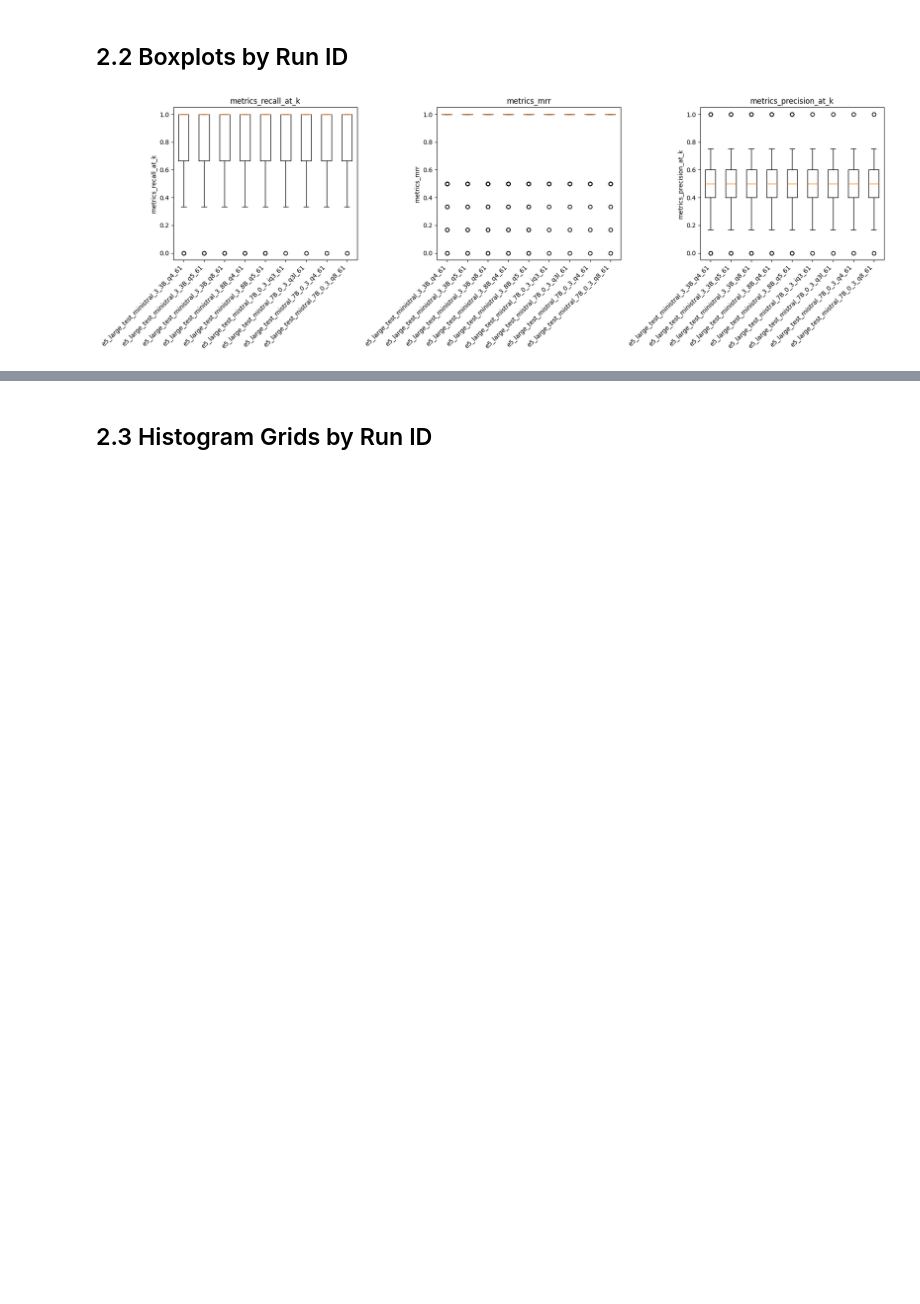
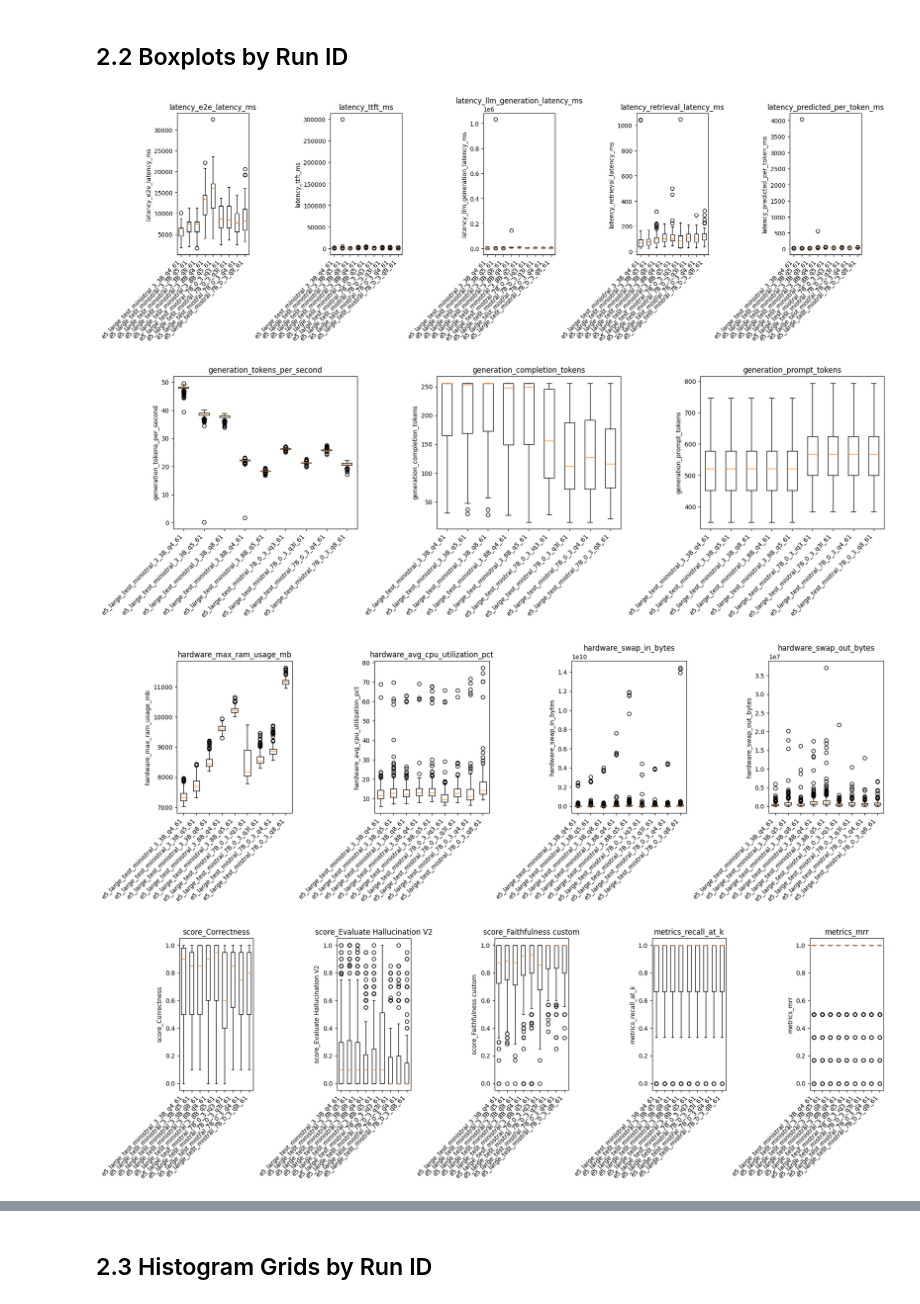
Before and after one commit to n-ploch/on-device-rag-performance, a Jupyter notebook: notebooks/01_explore_metrics.ipynb, the cells around one changed output, grey strips where cells are left out. Cells and saved outputs as stored; diff of their text form; code cells hidden in the pictures; blank space fills up the shorter version.

```diff
--- a/notebooks/01_explore_metrics.ipynb
+++ b/notebooks/01_explore_metrics.ipynb
@@ -38,6 +38,7 @@ from utils import (
     plot_hardware_as_hist,
     plot_generation_quality_as_hist,
     plot_scatter_two_metrics,
+    plot_heatmap,
     stats_by_group,
     plot_stats_bar,
     plot_stats_line,
@@ -53,7 +54,7 @@ from utils import (
     GENERATION_QUALITY_COLS,
 )
 
-EXPORT_DIR = Path("../local/metric-export/eval1")
+EXPORT_DIR = Path("../local/metric-export/eval2")
 # %% [markdown]
 ### Load dataset(s)
 
@@ -304,10 +275,21 @@ df_multi.groupby("run_id")[multi_metric_cols].mean().round(3)
 ## 2.2  Boxplots by Run ID
 # %%
 # Optional: set explicit order for run_ids on the x axis
-run_order = None  # or: run_order = ["run_a", "run_b", ...]
 
-plot_boxplots(df_multi, ["metrics_recall_at_k", "metrics_mrr", "metrics_precision_at_k"],
+plot_boxplots(df, LATENCY_COLS,
               group_by="run_id", group_order=run_order, figsize=(18, 6))
+
+plot_boxplots(df, GENERATION_COLS,
+              group_by="run_id", group_order=run_order, figsize=(18, 6))
+
+plot_boxplots(df, HARDWARE_COLS,
+              group_by="run_id", group_order=run_order, figsize=(18, 6))
+
+plot_boxplots(df, GENERATION_QUALITY_COLS,
+              group_by="run_id", group_order=run_order, figsize=(18, 6))
 # %% [output]
-[figure, old version]
+[figure, new version]
+[figure, added]
+[figure, added]
+[figure, added]
 # %% [markdown]
```
Also changed, not shown: parts of 75 cells of this notebook.
